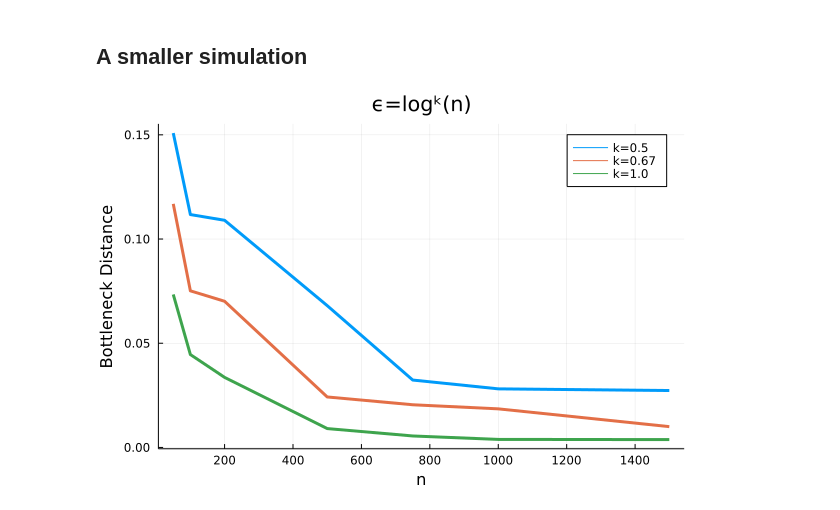
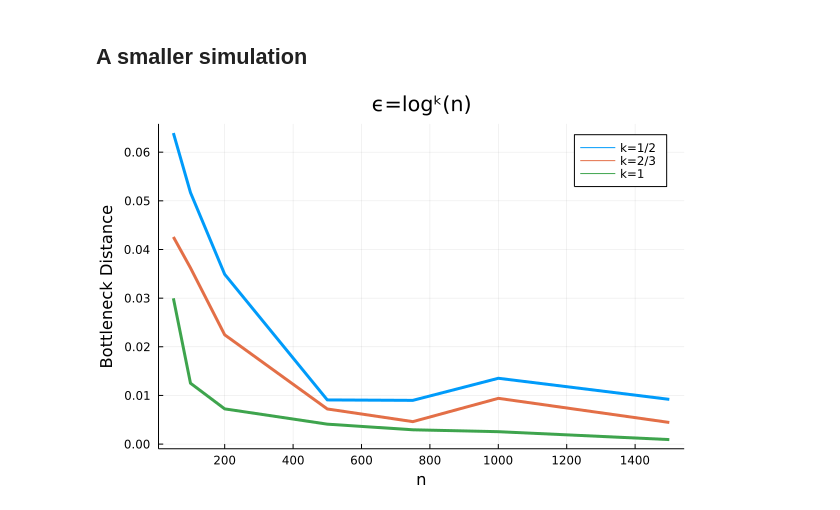
Before and after one commit to anonymous-fly/dp-rdpg, a Jupyter notebook: notebooks/sbm.ipynb, the cells around one changed output. Cells and saved outputs as stored; diff of their text form; code cells hidden in the pictures.

```diff
--- a/notebooks/sbm.ipynb
+++ b/notebooks/sbm.ipynb
@@ -65,8 +64,9 @@ V (generic function with 2 methods)
 # %% [markdown]
 ## A smaller simulation
 # %%
-repeats = 5
-Ks = [1/2, 2/3, 1]
+repeats = 20
+Ks = [1 / 2, 2 / 3, 1]
+Ks_legend = ["1/2", "2/3", "1"]
 N = [50, 100, 200, 500, 750, 1000, 1500];
 # %%
 p, r = 0.4, 0.1, 0.15
@@ -93,14 +93,14 @@ end
 # %%
 plt = plot(title="ϵ=logᵏ(n)", xlabel="n", ylabel="Bottleneck Distance")
 for k in 1:length(Ks)
     plot!(plt, N,
         mean(results[k], dims=1)',
         # ribbon=std(results[k], dims=1),
         ms=:o,
-        label = "k=$(round(Ks[k], digits=2))",
+        label = "k=$(Ks_legend[k])",
         lw=3, fillapha=0.01,
     )
 end
 plt
 # %% [output]
-[figure, old version]
+[figure, new version]
```
Also changed, not shown: parts of 2 cells of this notebook, 3 other files.
